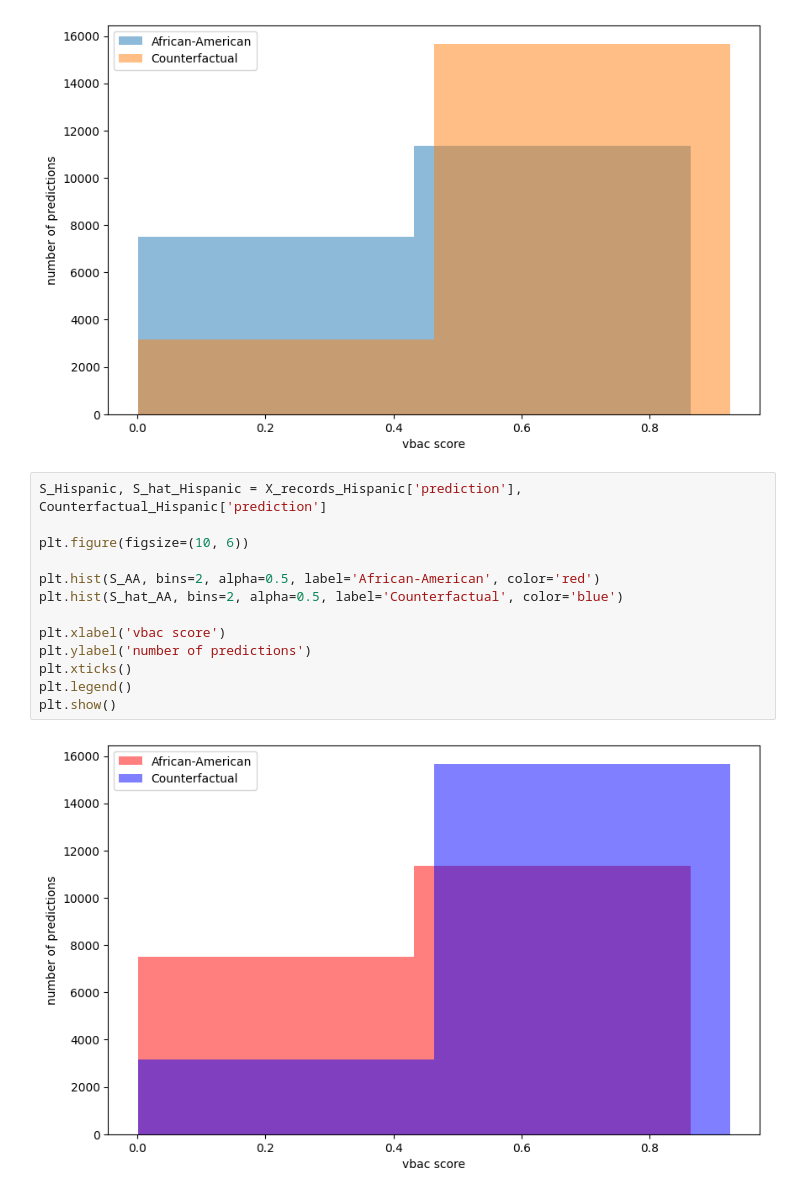
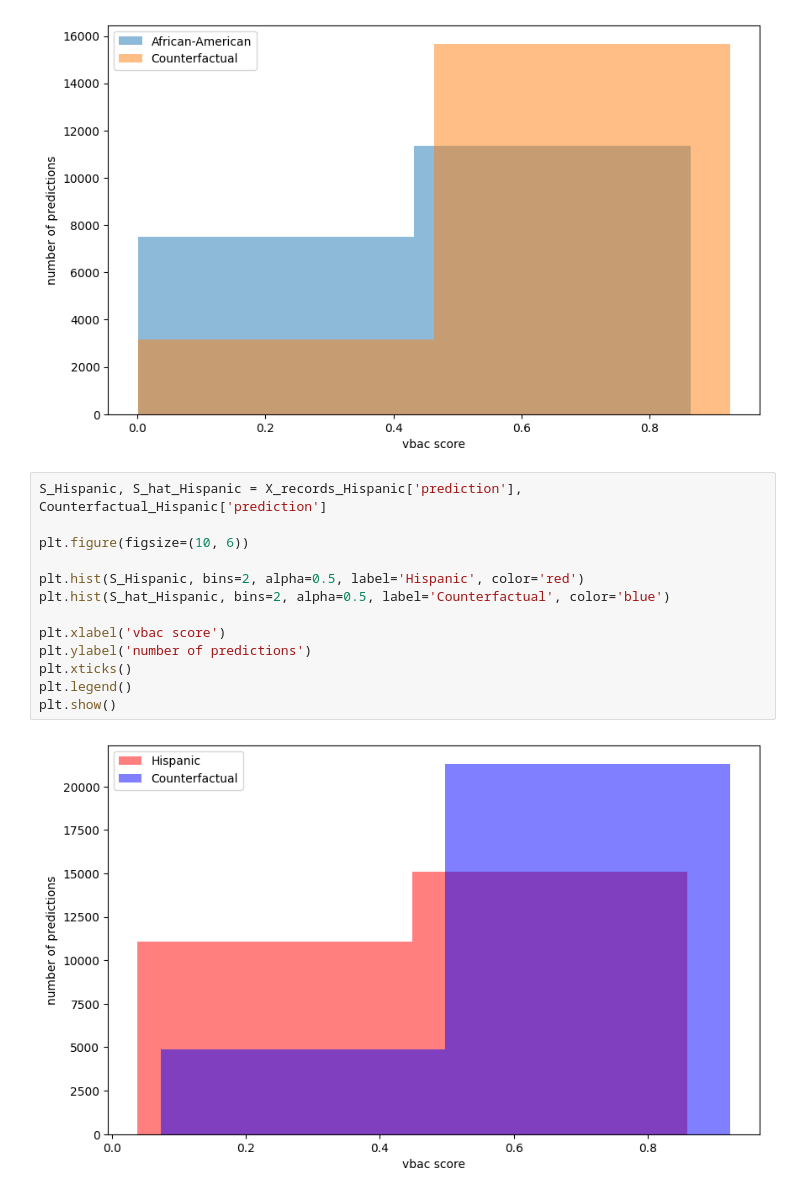
Before and after one commit to chess10kp/compass, a Jupyter notebook: vbac.ipynb, the cells around one changed output. Saved outputs shown, nothing was run; the diff lists cells and outputs as text.

```diff
--- a/vbac.ipynb
+++ b/vbac.ipynb
@@ -372,15 +384,15 @@ plt.show()
 # %%
 S_Hispanic, S_hat_Hispanic = X_records_Hispanic['prediction'], Counterfactual_Hispanic['prediction']
 
 plt.figure(figsize=(10, 6))
 
-plt.hist(S_AA, bins=2, alpha=0.5, label='African-American', color='red')
-plt.hist(S_hat_AA, bins=2, alpha=0.5, label='Counterfactual', color='blue')
+plt.hist(S_Hispanic, bins=2, alpha=0.5, label='Hispanic', color='red')
+plt.hist(S_hat_Hispanic, bins=2, alpha=0.5, label='Counterfactual', color='blue')
 
 plt.xlabel('vbac score')
 plt.ylabel('number of predictions')
 plt.xticks()
 plt.legend()
 plt.show()
 # %% [output]
-[figure, old version]
+[figure, new version]
```
Also changed, not shown: parts of 12 cells of this notebook.
